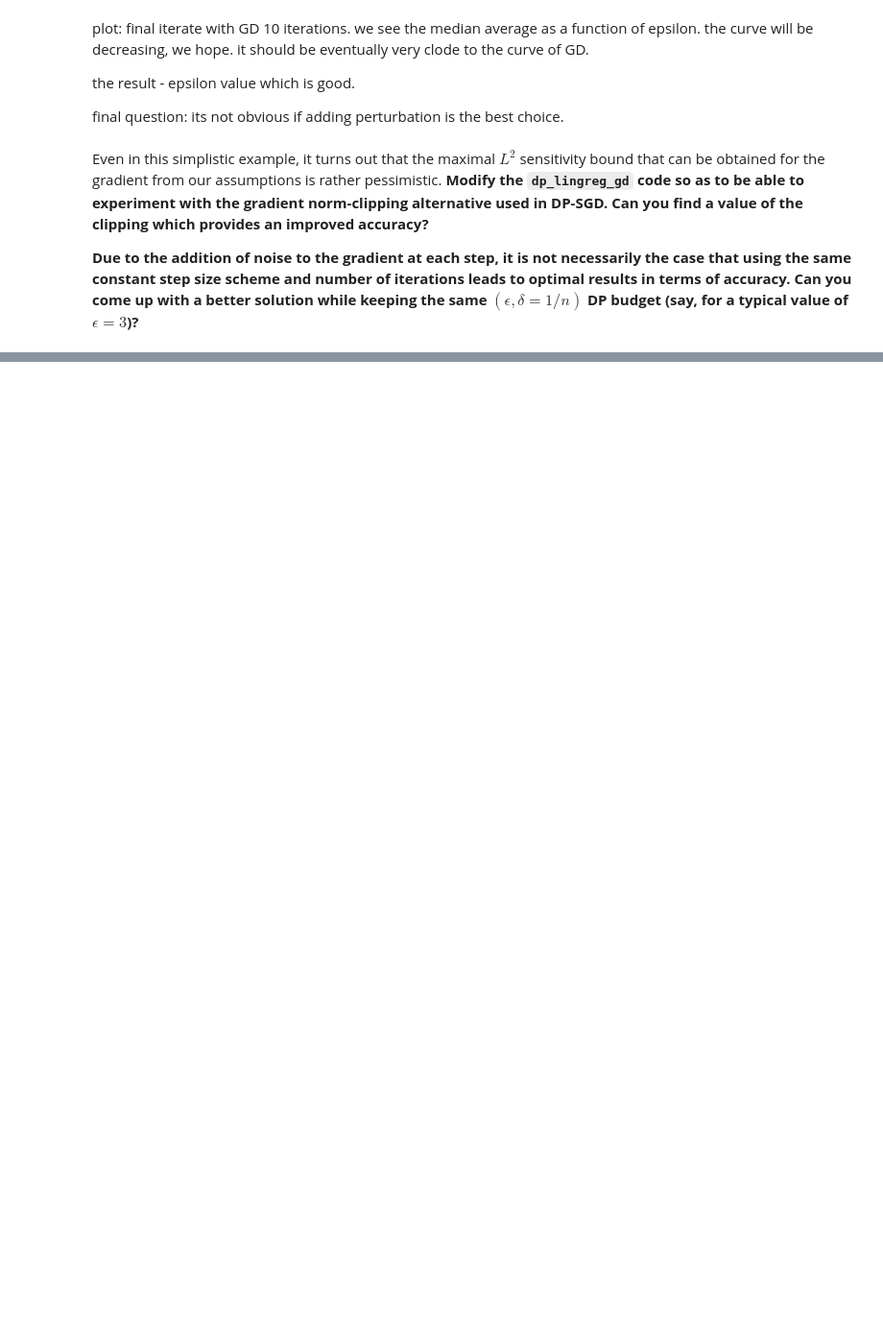
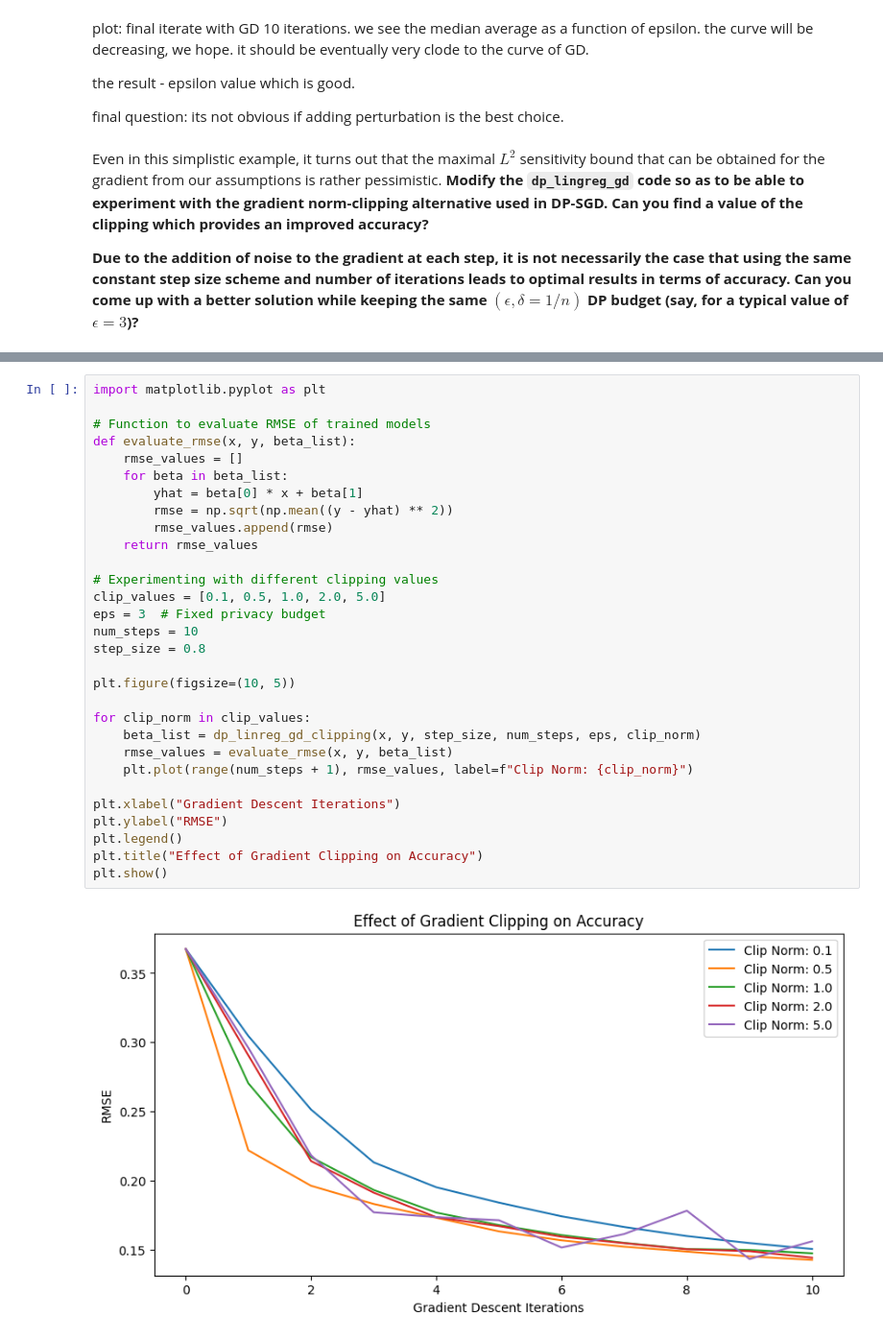
Before and after one commit to sabinaaskerova/privacy_ml, a Jupyter notebook: lab3_regression-todo.ipynb, the cells around one changed output, grey strips where cells are left out. Shown at 96% size. Drawn from its saved outputs; the diff is of its cells as text; blank space fills up the shorter version.

```diff
--- a/lab3_regression-todo.ipynb
+++ b/lab3_regression-todo.ipynb
@@ -687,0 +717,32 @@ he will explain what it is next week: clipping of the gradient.
+# %%
+import matplotlib.pyplot as plt
+
+# Function to evaluate RMSE of trained models
+def evaluate_rmse(x, y, beta_list):
+    rmse_values = []
+    for beta in beta_list:
+        yhat = beta[0] * x + beta[1]
+        rmse = np.sqrt(np.mean((y - yhat) ** 2))
+        rmse_values.append(rmse)
+    return rmse_values
+
+# Experimenting with different clipping values
+clip_values = [0.1, 0.5, 1.0, 2.0, 5.0]
+eps = 3  # Fixed privacy budget
+num_steps = 10
+step_size = 0.8
+
+plt.figure(figsize=(10, 5))
+
+for clip_norm in clip_values:
+    beta_list = dp_linreg_gd_clipping(x, y, step_size, num_steps, eps, clip_norm)
+    rmse_values = evaluate_rmse(x, y, beta_list)
+    plt.plot(range(num_steps + 1), rmse_values, label=f"Clip Norm: {clip_norm}")
+
+plt.xlabel("Gradient Descent Iterations")
+plt.ylabel("RMSE")
+plt.legend()
+plt.title("Effect of Gradient Clipping on Accuracy")
+plt.show()
+# %% [output]
+[figure, added]
```
Also changed, not shown: parts of 17 cells of this notebook.
